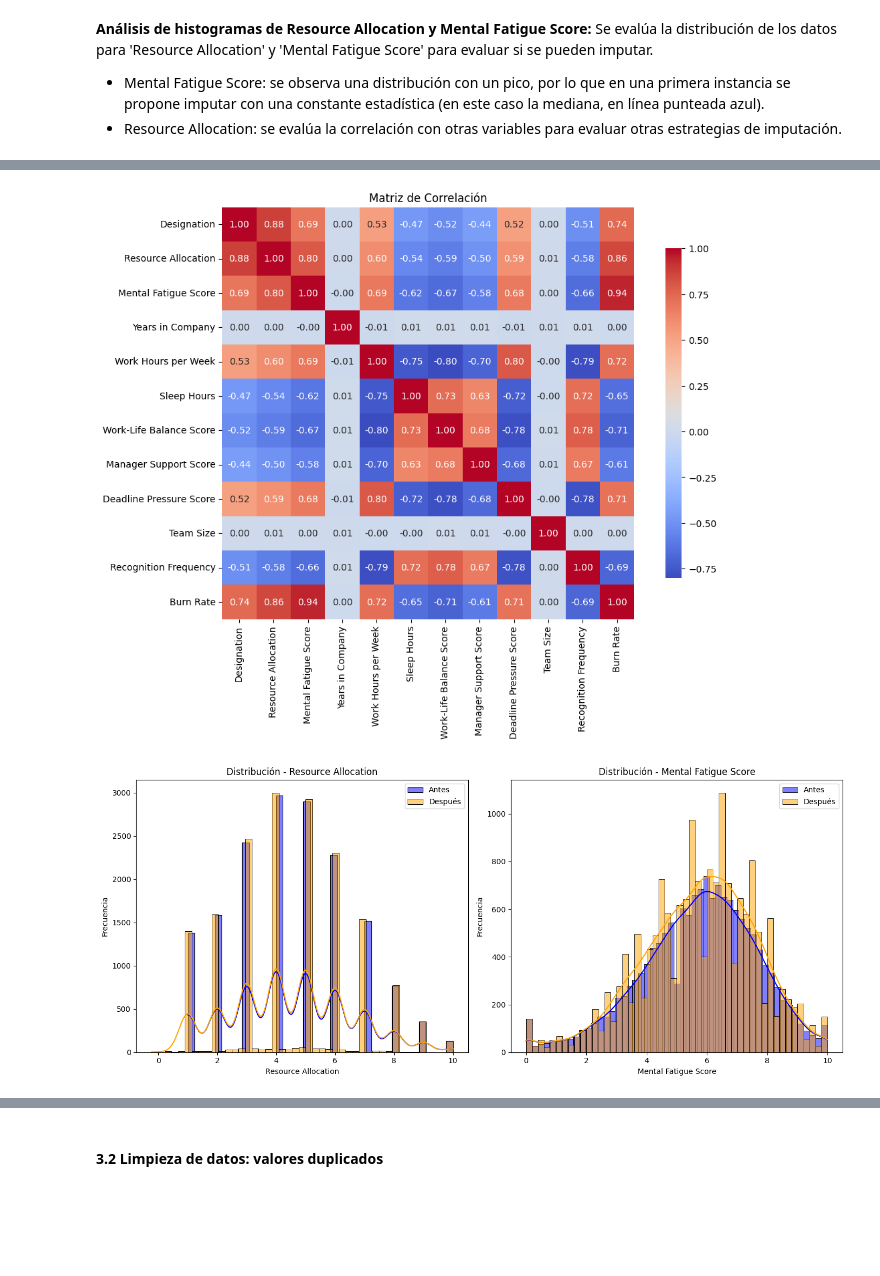
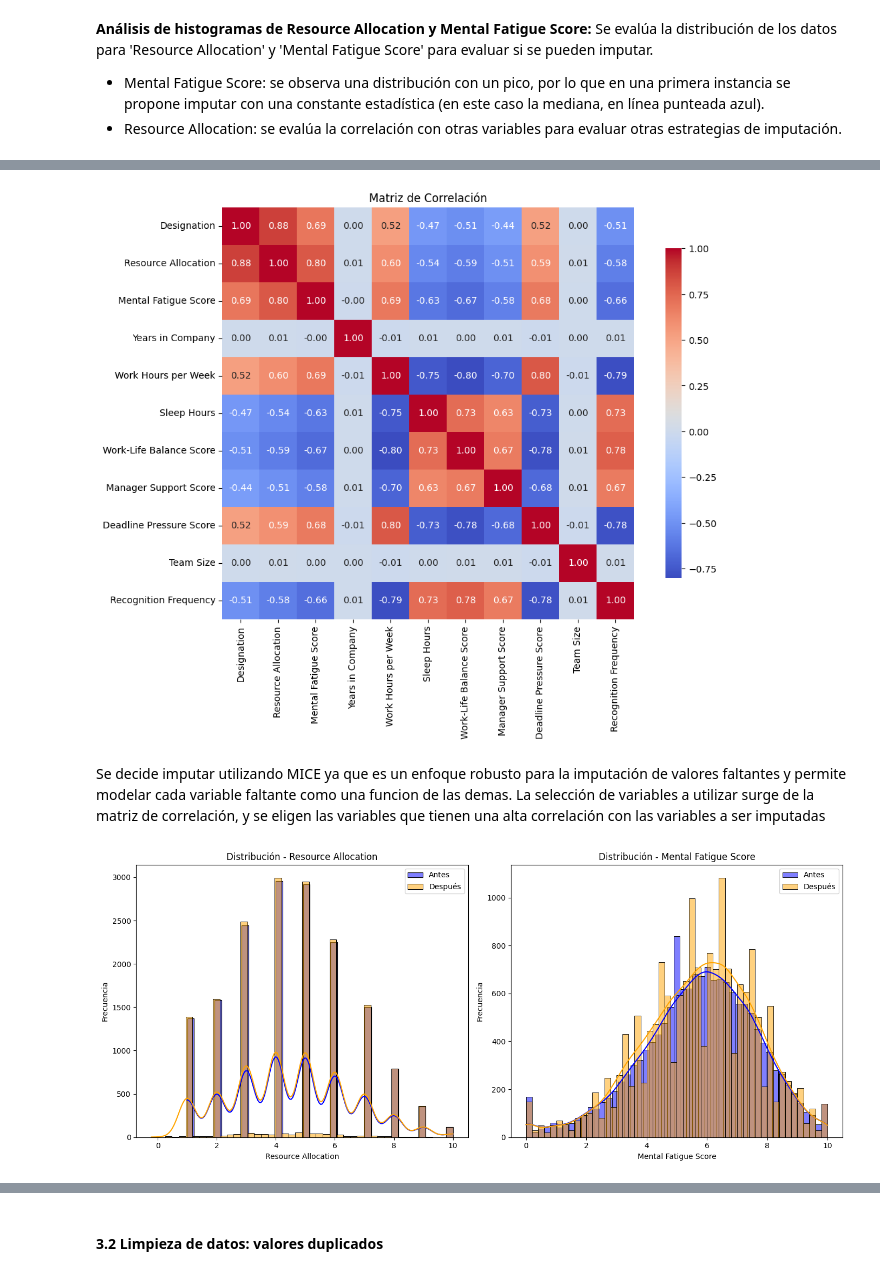
Before and after one commit to emiliano-ipa/CEIA-ML-TPFINAL, a Jupyter notebook: TP1.ipynb, the cells around one changed output, grey strips where cells are left out. Saved outputs shown, nothing was run; the diff lists cells and outputs as text; code cells hidden in the pictures; blank space fills up the shorter version.

```diff
--- a/TP1.ipynb
+++ b/TP1.ipynb
@@ -124,0 +147,5 @@ Valores únicos en Recognition Frequency: [2 5 0 1 4 3]
+# %%
+# Eliminar nulos de burn rate
+df_csv = df_csv.dropna(subset=['Burn Rate'])
+# Verificar si hay valores nulos después de la eliminación
+print(f"Valores faltantes después de eliminar nulos: {df_csv.isnull().sum()}")
@@ -183,5 +224,6 @@ Filas con al menos dos nulos: 349
 1. **Más de un nulo:** Se eliminan las observaciones que tengan más de un valor nulo, ya que no representan un alto porcentaje del total y podrían ser datos erróneos o haber distintas razones por las que la persona eligió no responder.
 # %%
 # Eliminar filas con dos nulos
-train_df_limpio = train_df.dropna(thresh=len(train_df.columns) - 1)
+train_df_limpio = X_train.dropna(thresh=len(X_train.columns) - 1)
+test_df_limpio = X_test.dropna(thresh=len(X_test.columns) - 1)
 # %%
@@ -213,3 +263,0 @@ Porcentaje de registros restantes: 98.08%
-# %%
-# Eliminar filas con valor nulo en Burn Rate
-train_df_limpio = train_df_limpio.dropna(subset=['Burn Rate'])
@@ -306,18 +341,26 @@ sns.heatmap(correlation_matrix, annot=True, fmt=".2f", cmap='coolwarm', square=T
 plt.title('Matriz de Correlación')
 plt.show()
 # %% [output]
-[figure, old version]
+[figure, new version]
+# %% [markdown]
+Se decide imputar utilizando MICE ya que es un enfoque robusto para la imputación de valores faltantes  y permite modelar cada variable faltante como una funcion de las demas.
+La selección de variables a utilizar surge de la matriz de correlación, y se eligen las variables que tienen una alta correlación con las variables a ser imputadas
 # %%
-# Imputar datos faltantes en 'Resource Allocation' y 'Mental Fatigue Score' usando MICE (Multiple Imputation by Chained Equations)
+# =============================================
+# IMPUTACIÓN CON MICE (IterativeImputer)
+# =============================================
 
 from sklearn.experimental import enable_iterative_imputer
 from sklearn.impute import IterativeImputer
 import pandas as pd
+import matplotlib.pyplot as plt
+import seaborn as sns
 
-ra_antes = train_df_limpio["Resource Allocation"].copy()
-mfs_antes = train_df_limpio["Mental Fatigue Score"].copy()
+# Copias de trabajo
+train_df_imputar = train_df_limpio.copy()
+test_df_imputar = test_df_limpio.copy()
 
-# 8. Variables para imputar (excluyendo el target)
+# Variables relevantes para imputar (sin usar 'Burn Rate')
 variables_para_imputar = [
     'Designation', 'Resource Allocation', 'Mental Fatigue Score',
     'Work Hours per Week', 'Sleep Hours', 'Work-Life Balance Score',
@@ -325,44 +368,59 @@ variables_para_imputar = [
     'Recognition Frequency'
 ]
 
-# 9. Imputación con MICE - SOLO se ajusta con train
-train_df_imputar = train_df_limpio.copy()
+# Backup para comparar visualmente antes y después (solo para graficar)
+ra_antes = train_df_imputar["Resource Allocation"].copy()
+mfs_antes = train_df_imputar["Mental Fatigue Score"].copy()
+
+# ========================
+# 1. Ajustar imputador SOLO con train
+# ========================
 imputer = IterativeImputer(max_iter=10, random_state=42)
 train_imputed_array = imputer.fit_transform(train_df_imputar[variables_para_imputar])
+
+# Restaurar los datos imputados en el DataFrame
 train_df_imputar[variables_para_imputar] = pd.DataFrame(
-    train_imputed_array, columns=variables_para_imputar, index=train_df_imputar.index
+    train_imputed_array,
+    columns=variables_para_imputar,
+    index=train_df_imputar.index
 )
 
-# 10. Aplicar el mismo imputador al set de test
-test_df_imputar = test_df.copy()
+# ========================
+# 2. Aplicar al test set
+# ========================
 test_imputed_array = imputer.transform(test_df_imputar[variables_para_imputar])
+
 test_df_imputar[variables_para_imputar] = pd.DataFrame(
-    test_imputed_array, columns=variables_para_imputar, index=test_df_imputar.index
+    test_imputed_array,
+    columns=variables_para_imputar,
+    index=test_df_imputar.index
 )
 
-# 11. Gráficas pre y post imputación
+# ========================
+# 3. Verificación visual
+# ========================
 plt.figure(figsize=(14, 6))
 
 # a) Resource Allocation
 plt.subplot(1, 2, 1)
 sns.histplot(ra_antes.dropna(), color='blue', label='Antes', kde=True)
 sns.histplot(train_df_imputar['Resource Allocation'], color='orange', label='Después', kde=True)
 plt.title("Distribución - Resource Allocation")
 plt.xlabel("Resource Allocation")
 plt.ylabel("Frecuencia")
 plt.legend()
 
 # b) Mental Fatigue Score
 plt.subplot(1, 2, 2)
 sns.histplot(mfs_antes.dropna(), color='blue', label='Antes', kde=True)
 sns.histplot(train_df_imputar['Mental Fatigue Score'], color='orange', label='Después', kde=True)
 plt.title("Distribución - Mental Fatigue Score")
 plt.xlabel("Mental Fatigue Score")
 plt.ylabel("Frecuencia")
 plt.legend()
 
 plt.tight_layout()
 plt.show()
 # %% [output]
-[figure, old version]
+[figure, new version]
 # %% [markdown]
```
Also changed, not shown: parts of 46 cells of this notebook.
